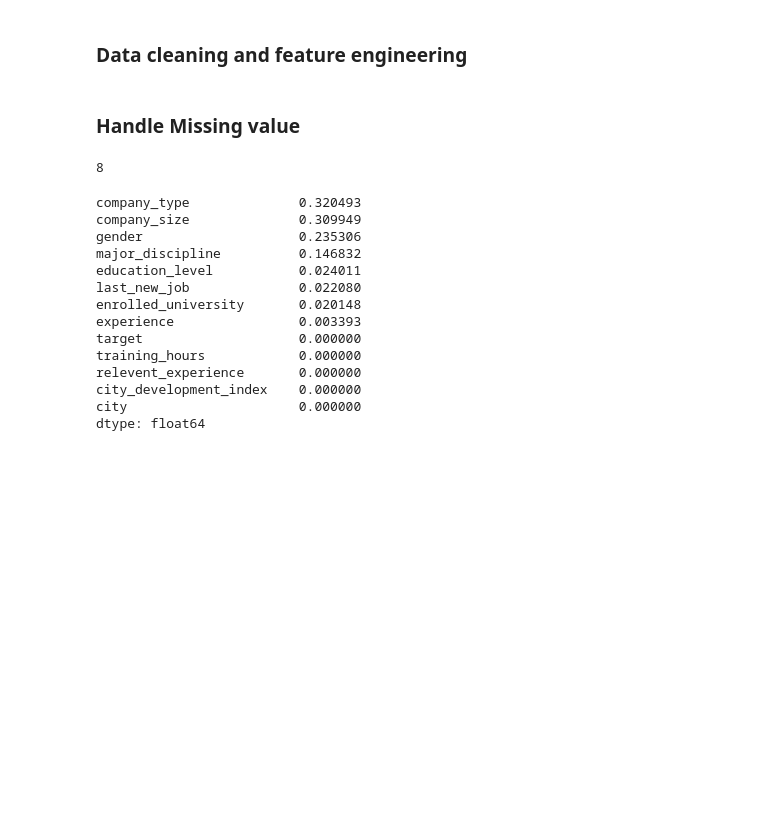
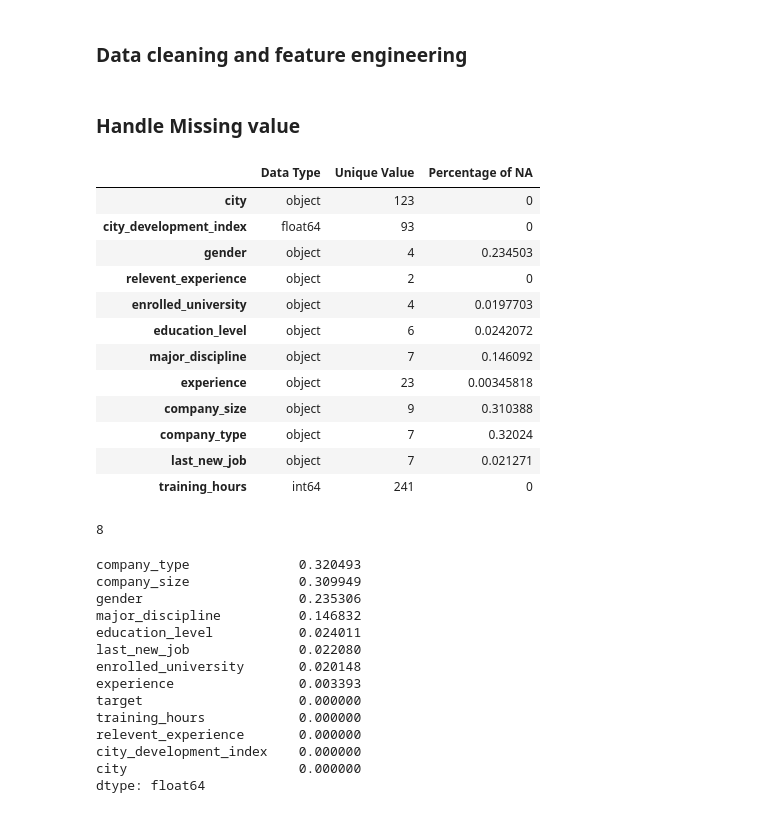
Before and after one commit to jiahuiwang2020/Data-Science-Project, a Jupyter notebook: HR Analytics/Main.ipynb, the cells around one changed output. Cells and saved outputs as stored; diff of their text form; code cells hidden in the pictures; blank space fills up the shorter version.

```diff
--- a/HR Analytics/Main.ipynb
+++ b/HR Analytics/Main.ipynb
@@ -116,6 +116,34 @@ X_train.shape, X_test.shape
 ### Data cleaning and feature engineering
 # %% [markdown]
 ### Handle Missing value
+# %%
+# check some basic information
+
+def unqiue_element(x):
+    a = len(np.unique(x))
+    return a
+
+df_eda = pd.DataFrame(
+    [X_train.dtypes, X_train.astype(str).apply(unqiue_element),
+    X_train.isnull().sum()/X_train.shape[0]]
+    ).T
+
+df_eda.columns = ['Data Type', 'Unique Value', 'Percentage of NA']
+df_eda
+# %% [output]
+|  | Data Type | Unique Value | Percentage of NA |
+| city | object | 123 | 0 |
+| city_development_index | float64 | 93 | 0 |
+| gender | object | 4 | 0.234503 |
+| relevent_experience | object | 2 | 0 |
+| enrolled_university | object | 4 | 0.0197703 |
+| education_level | object | 6 | 0.0242072 |
+| major_discipline | object | 7 | 0.146092 |
+| experience | object | 23 | 0.00345818 |
+| company_size | object | 9 | 0.310388 |
+| company_type | object | 7 | 0.32024 |
+| last_new_job | object | 7 | 0.021271 |
+| training_hours | int64 | 241 | 0 |
 # %%
 # number of columns with missing values
 sum(data.isnull().sum()>0)
```
Also changed, not shown: parts of 18 cells of this notebook.
